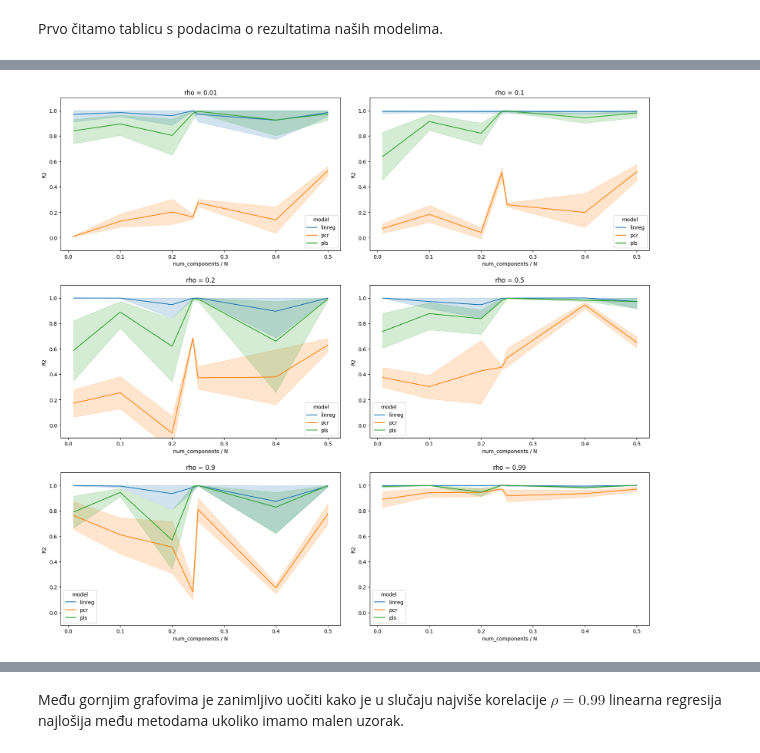
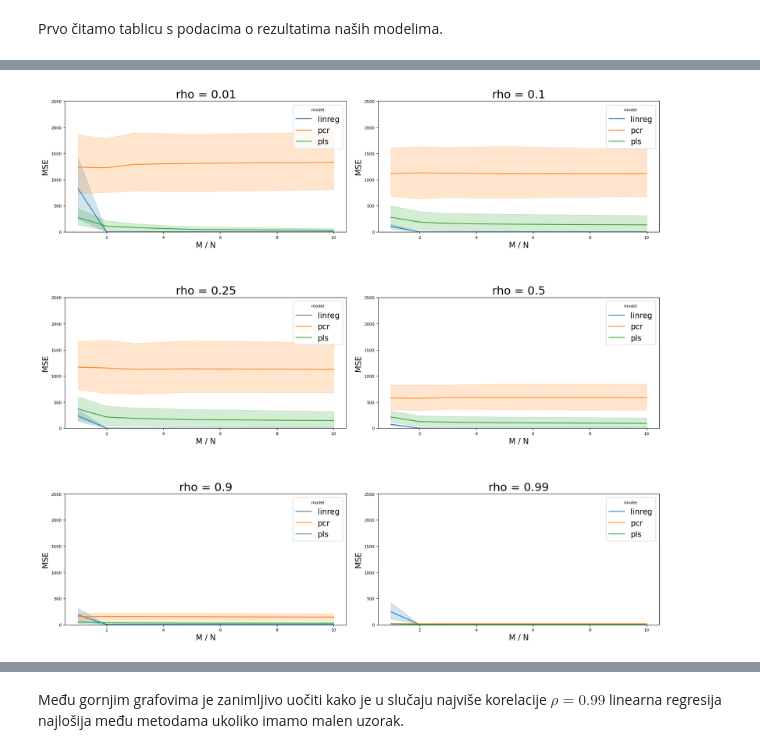
Before and after one commit to ninjas77/PLS, a Jupyter notebook: experiment_analysis.ipynb, the cells around one changed output, grey strips where cells are left out. Saved outputs shown, nothing was run; the diff lists cells and outputs as text; code cells hidden in the pictures.

Commit message:
repo reorganisation

```diff
--- a/experiment_analysis.ipynb
+++ b/experiment_analysis.ipynb
@@ -37,0 +38,7 @@ array([0.01, 0.1 , 0.2 , 0.5 , 0.9 , 0.99])
+# %%
+distribution_type = EDistribution.normal
+# csv_name = distribution_type
+csv_name = "proba"
+csv_path = f"{GLOBAL_PATH_TO_REPO}/data/{csv_name}.csv"
+df = pd.read_csv(csv_path)
+df.head()
@@ -37,0 +52,16 @@ array([0.01, 0.1 , 0.2 , 0.5 , 0.9 , 0.99])
+# %%
+MSE_max = df.MSE.max()
+# %%
+plt.figure(figsize=(16, 20))
+
+plt_y = 2
+plt_x = df.rho.nunique() // plt_y + 1
+
+for idx, rho in enumerate(df.rho.unique()):
+    df_rho = df[(df.rho == rho)]
+    plt.subplot(plt_x, plt_y, idx+1)
+    plt.tight_layout(h_pad=9, w_pad=2)
+    sns.lineplot(x='n_N_ratio', y='MSE', hue='model', data=df_rho)
+    plt.title(f"rho = {rho}")
+    plt.ylim(0.0, MSE_max*0.7)
+    plt.xlabel('n / N')
@@ -38,16 +70,17 @@ array([0.01, 0.1 , 0.2 , 0.5 , 0.9 , 0.99])
 # %%
 plt.figure(figsize=(17, 20))
+
 
 plt_y = 2
 plt_x = df.rho.nunique() // plt_y + 1
 
 for idx, rho in enumerate(df.rho.unique()):
     df_rho = df[df.rho == rho]
     plt.subplot(plt_x, plt_y, idx+1)
-    plt.tight_layout(pad=2)
-    sns.lineplot(x='component_N_ratio', y='R2', hue='model', data=df_rho)
+    plt.tight_layout(h_pad=9, w_pad=2)
+    sns.lineplot(x='M_N_ratio', y='MSE', hue='model', data=df_rho)
     plt.title(f"rho = {rho}")
-    plt.ylim(-0.1, 1.1)
-    plt.xlabel('num_components / N')
+    plt.ylim(0, MSE_max/2)
+    plt.xlabel('M / N')
 # %% [output]
-[figure, old version]
+[figure, new version]
```
Also changed, not shown: parts of 19 cells of this notebook, 15 other files.
